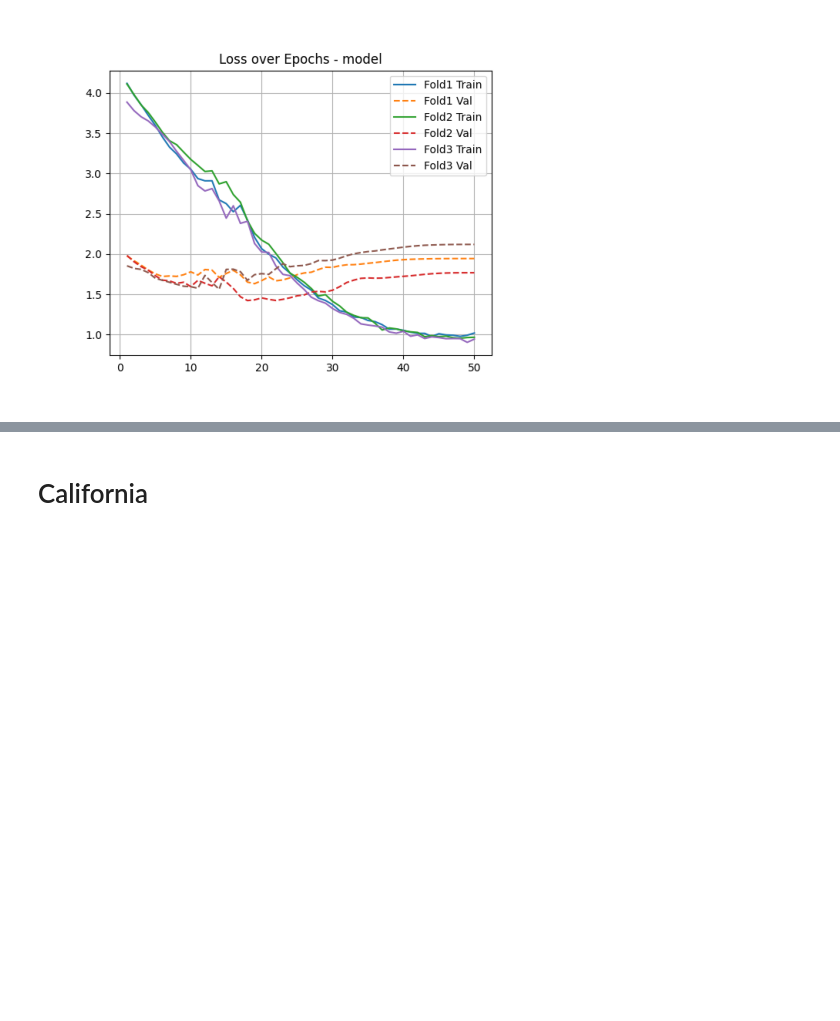
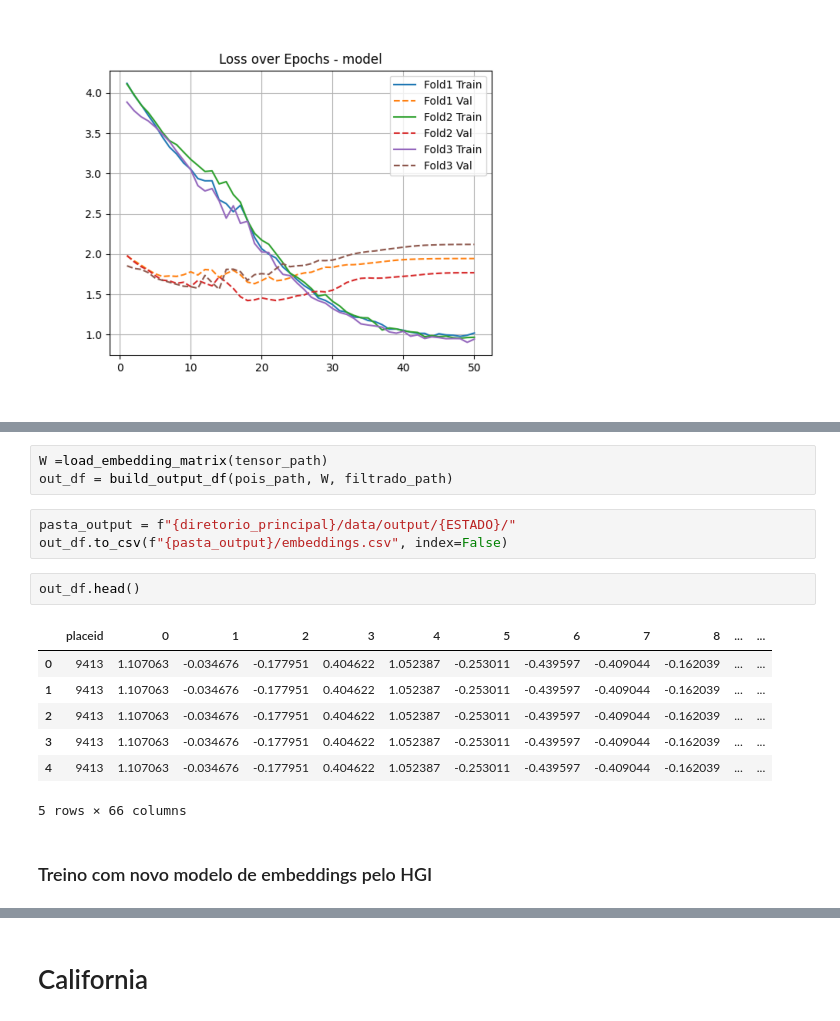
Before and after one commit to TarikSalles/POC-MTLPOI-Embeddings, a Jupyter notebook: MTLPoi_Novo.ipynb, the cells around one changed output, grey strips where cells are left out. Drawn from its saved outputs; the diff is of its cells as text; blank space fills up the shorter version.

```diff
--- a/MTLPoi_Novo.ipynb
+++ b/MTLPoi_Novo.ipynb
@@ -331,0 +1589,18 @@ plt.show()
+# %%
+W =load_embedding_matrix(tensor_path)
+out_df = build_output_df(pois_path, W, filtrado_path)
+# %%
+pasta_output = f"{diretorio_principal}/data/output/{ESTADO}/"
+out_df.to_csv(f"{pasta_output}/embeddings.csv", index=False)
+# %%
+out_df.head()
+# %% [output]
+|  | placeid | 0 | 1 | 2 | 3 | 4 | 5 | 6 | 7 | 8 | ... | ... |
+| 0 | 9413 | 1.107063 | -0.034676 | -0.177951 | 0.404622 | 1.052387 | -0.253011 | -0.439597 | -0.409044 | -0.162039 | ... | ... |
+| 1 | 9413 | 1.107063 | -0.034676 | -0.177951 | 0.404622 | 1.052387 | -0.253011 | -0.439597 | -0.409044 | -0.162039 | ... | ... |
+| 2 | 9413 | 1.107063 | -0.034676 | -0.177951 | 0.404622 | 1.052387 | -0.253011 | -0.439597 | -0.409044 | -0.162039 | ... | ... |
+| 3 | 9413 | 1.107063 | -0.034676 | -0.177951 | 0.404622 | 1.052387 | -0.253011 | -0.439597 | -0.409044 | -0.162039 | ... | ... |
+| 4 | 9413 | 1.107063 | -0.034676 | -0.177951 | 0.404622 | 1.052387 | -0.253011 | -0.439597 | -0.409044 | -0.162039 | ... | ... |
+5 rows × 66 columns
+# %% [markdown]
+### Treino com novo modelo de embeddings pelo HGI
```
Also changed, not shown: parts of 186 cells of this notebook, 1 other file.
